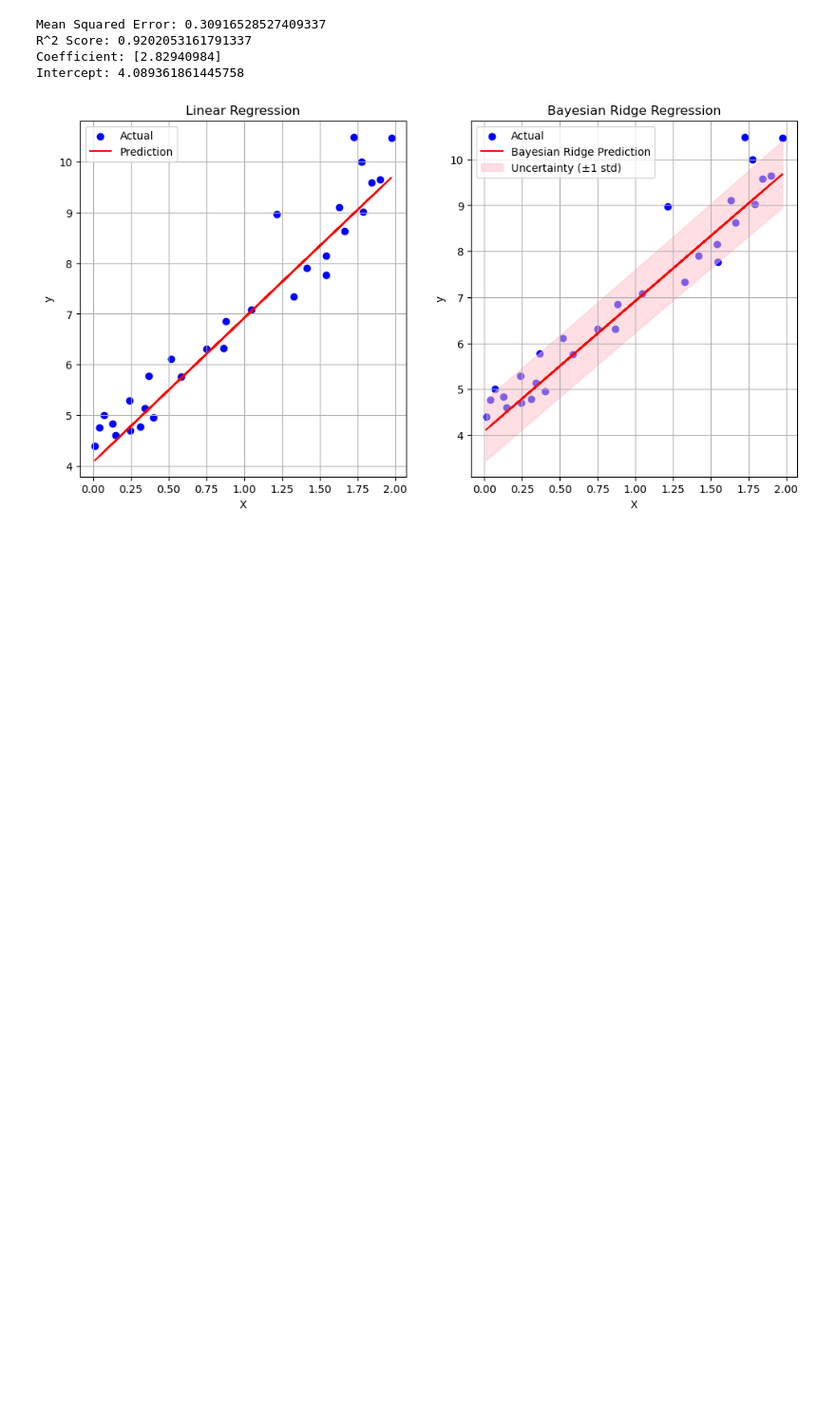
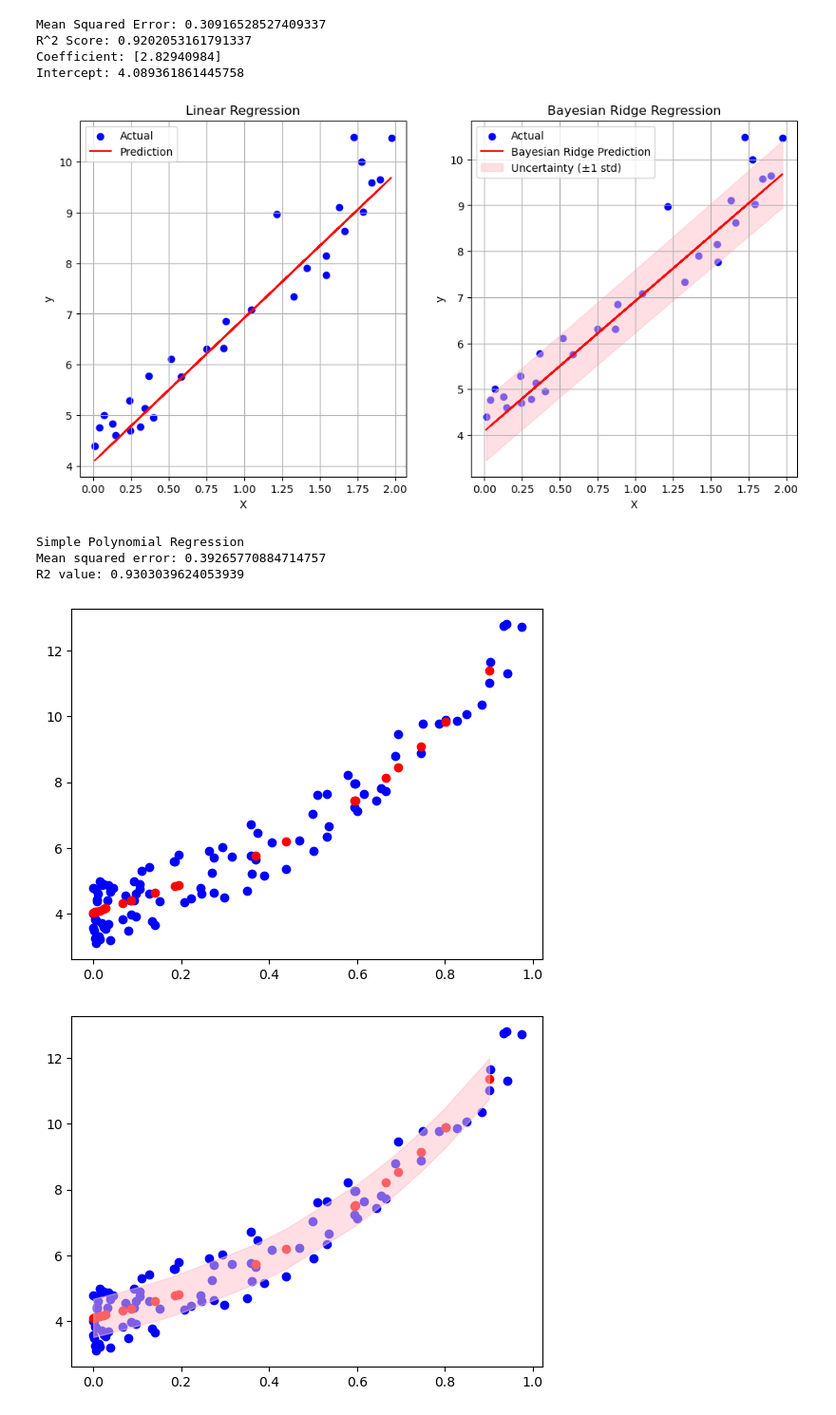
Before and after one commit to nguyenntkn/BayesianLinearRegression, a Jupyter notebook: main.ipynb, the cells around one changed output. Shown: that part at 95% size. Cells and saved outputs as stored; diff of their text form; code cells hidden in the pictures; blank space fills up the shorter version.

Commit message:
Polynomical Regression

```diff
--- a/main.ipynb
+++ b/main.ipynb
@@ -92,3 +93,66 @@ R^2 Score: 0.9202053161791337
 Coefficient: [2.82940984]
 Intercept: 4.089361861445758
 [figure]
+# %%
+import numpy as np
+import matplotlib.pyplot as plt
+from sklearn.preprocessing import PolynomialFeatures
+from sklearn.linear_model import BayesianRidge
+from sklearn.metrics import mean_squared_error, r2_score
+from sklearn.model_selection import GridSearchCV, train_test_split
+from sklearn.linear_model import LinearRegression, ElasticNet, Lasso, Ridge
+
+# ============ Make synthetic data ============
+noise_factor = 0.5
+
+np.random.seed(42)
+X = np.random.rand(100, 1)**2
+y = 3 + 4*X + X**2 + 4 * X**3 + 2 * np.random.rand(100, 1)
+
+poly_features = PolynomialFeatures(degree = 3, include_bias=False)
+X_poly = poly_features.fit_transform(X)
+
+X_train, X_test, y_train, y_test = train_test_split(X_poly, y, train_size = 0.8, random_state=42)
+
+# ============= Linear Regression ===============
+poly_model = LinearRegression()
+poly_model.fit(X_train, y_train)
+
+y_pred_poly = poly_model.predict(X_test)
+
+print("Simple Polynomial Regression")
+print(f"Mean squared error: {mean_squared_error(y_true = y_test, y_pred = y_pred_poly)}")
+print(f"R2 value: {r2_score(y_true = y_test, y_pred = y_pred_poly)}")
+
+
+plt.scatter(X[:, 0], y, color = 'blue')
+plt.scatter(X_test[:, 0], y_pred_poly, color = 'red')
+plt.legend
+plt.show()
+
+# =============== Bayesian Regression ===============
+poly_baye_model = BayesianRidge()
+poly_baye_model.fit(X_train, y_train)
+
+y_predict_polybaye, y_std = poly_baye_model.predict(X_test, return_std=True)
+
+
+sorted_idx = np.argsort(X_test[:, 0])
+X_sorted = X_test[sorted_idx][:, 0]  # Get 1D array of x-values
+y_mean_sorted = y_predict_polybaye[sorted_idx].flatten()
+y_std_sorted = y_std[sorted_idx].flatten()
+
+
+plt.scatter(X[:, 0], y, color = 'blue')
+plt.scatter(X_test[:, 0], y_predict_polybaye, color = 'red')
+plt.fill_between(X_sorted.squeeze(),
+                 y_mean_sorted - y_std_sorted,
+                 y_mean_sorted + y_std_sorted,
+                 color='pink', alpha=0.5, label='Uncertainty (±1 std)')
+plt.show()
+# %% [output]
+Simple Polynomial Regression
+Mean squared error: 0.39265770884714757
+R2 value: 0.9303039624053939
+[figure, added]
+[figure, added]
```
Also changed, not shown: parts of 1 cell of this notebook, 1 other file.
